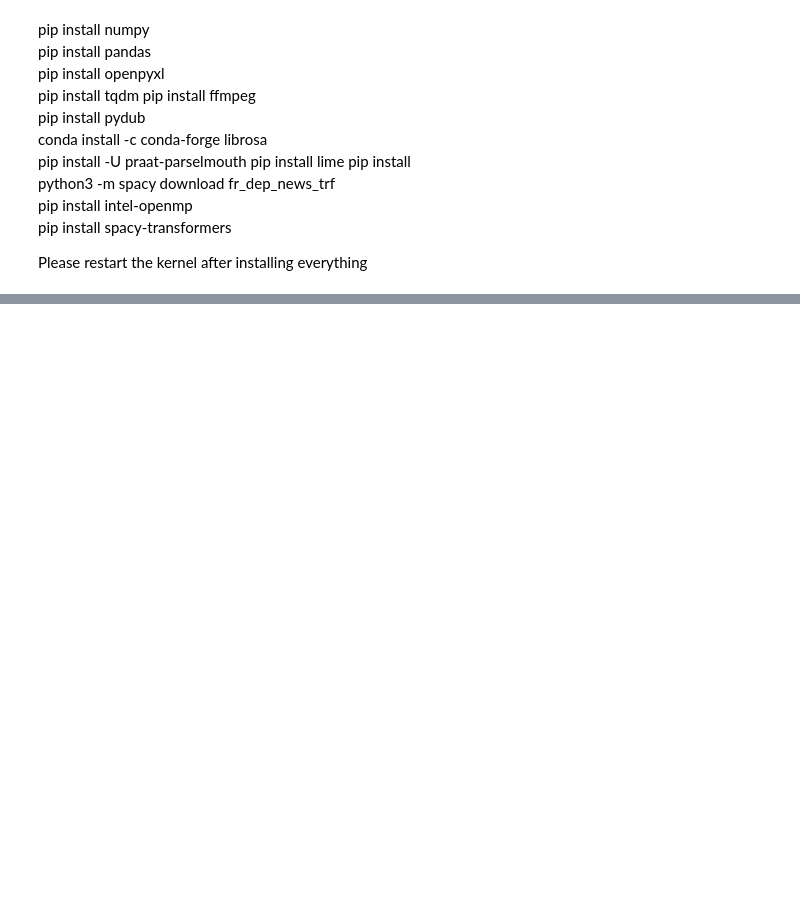
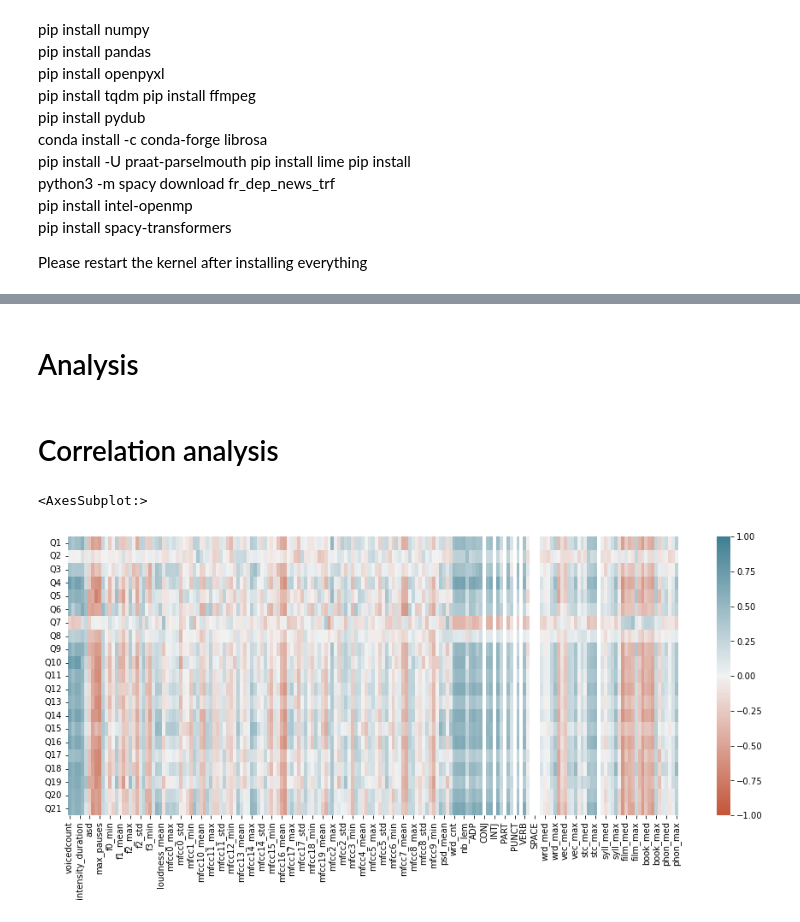
Before and after one commit to Kinzakasmi/Video-Interviews-Analysis, a Jupyter notebook: main.ipynb, the cells around one changed output, grey strips where cells are left out. Cells and saved outputs as stored; diff of their text form; code cells hidden in the pictures; blank space fills up the shorter version.

Commit message:
Analysis and modelisation

```diff
--- a/main.ipynb
+++ b/main.ipynb
@@ -67,3 +190,5 @@ feats = [item for sublist in interviews for item in sublist]
 feats = get_features(feats)
 # %%
 feats.to_csv("audio_lexic.csv")
+# %% [markdown]
+# Analysis
@@ -69,0 +202,19 @@ feats.to_csv("audio_lexic.csv")
+# %%
+df_name = 'notes_entretiens_all.xlsx'
+
+scores = get_scores(df_name)
+
+feats, scores = merge_scores_feats(scores,feats)
+# %% [markdown]
+# Correlation analysis
+# %%
+import seaborn as sns
+cormat = pd.concat([feats, scores], axis=1).corr()
+
+cormat = cormat.loc[scores.columns,feats.columns]
+
+plt.figure(figsize=(16, 6))
+sns.heatmap(cormat, vmin=-1, vmax=1, cmap=sns.diverging_palette(20, 220, n=200))
+# %% [output]
+<AxesSubplot:>
+[figure, added]
```
Also changed, not shown: parts of 14 cells of this notebook, 2 other files.
